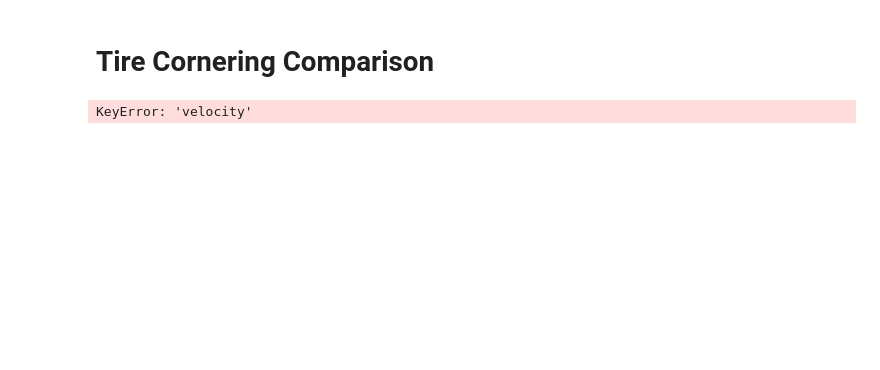
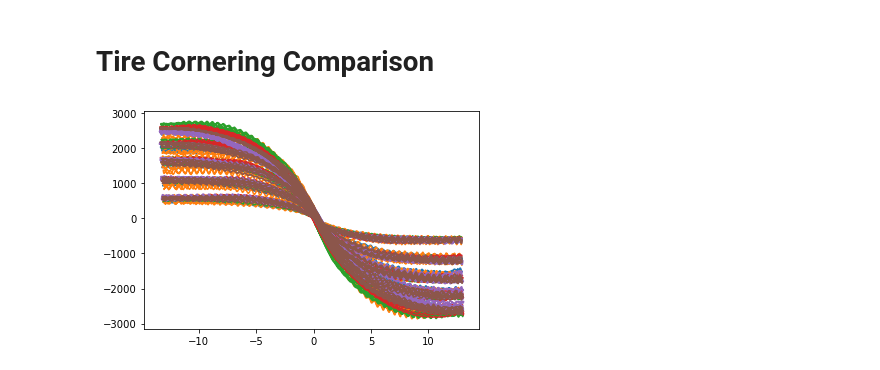
Before and after one commit to kierancoz/tire_analysis, a Jupyter notebook: tire_cornering_comparison.ipynb, the cells around one changed output. Cells and saved outputs as stored; diff of their text form; code cells hidden in the pictures; blank space fills up the shorter version.

```diff
--- a/tire_cornering_comparison.ipynb
+++ b/tire_cornering_comparison.ipynb
@@ -29,6 +29,9 @@ for variable, info in variable_sweeps.items():
 subsets_to_compare = []
 for run_num in run_numbers:
     subsets_to_compare.append(df[(df["RUN"] == run_num) & (df["velocity"] == 40.2335) & (df["pressure"] == 82.73712)])
-print(subsets_to_compare)
-# %% [output]
-KeyError: 'velocity'
+# %%
+for x in subsets_to_compare:
+    plt.plot(x["SA"], x["FY"])
+plt.show()
+# %% [output]
+[figure, added]
```
Also changed, not shown: 2 other files.
